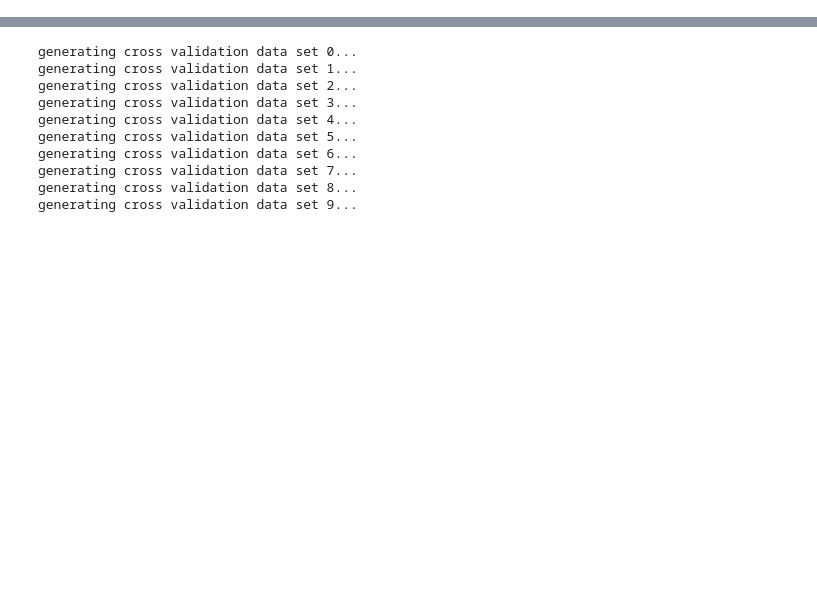
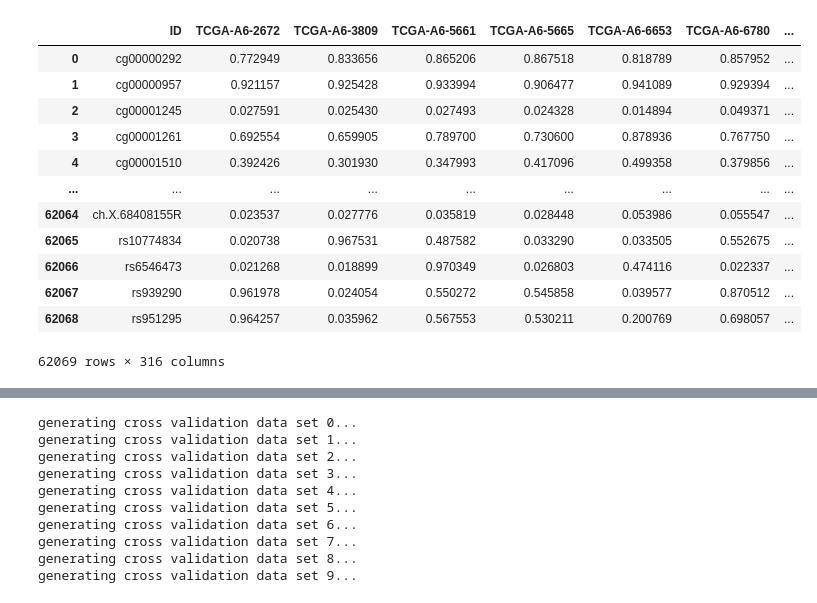
Before and after one commit to inukj/MONTI, a Jupyter notebook: monti_tutorial_coad.ipynb, the cells around one changed output, grey strips where cells are left out. Cells and saved outputs as stored; diff of their text form; code cells hidden in the pictures; blank space fills up the shorter version.

```diff
--- a/monti_tutorial_coad.ipynb
+++ b/monti_tutorial_coad.ipynb
@@ -27,0 +48,18 @@ odir='./tutorial_COAD'
+# %%
+# methylation expression data
+meth_df=pd.read_csv('%s/omics_methylation_mat.txt'%(ddir), header=0)
+meth_df
+# %% [output]
+|  | ID | TCGA-A6-2672 | TCGA-A6-3809 | TCGA-A6-5661 | TCGA-A6-5665 | TCGA-A6-6653 | TCGA-A6-6780 | ... |
+| 0 | cg00000292 | 0.772949 | 0.833656 | 0.865206 | 0.867518 | 0.818789 | 0.857952 | ... |
+| 1 | cg00000957 | 0.921157 | 0.925428 | 0.933994 | 0.906477 | 0.941089 | 0.929394 | ... |
+| 2 | cg00001245 | 0.027591 | 0.025430 | 0.027493 | 0.024328 | 0.014894 | 0.049371 | ... |
+| 3 | cg00001261 | 0.692554 | 0.659905 | 0.789700 | 0.730600 | 0.878936 | 0.767750 | ... |
+| 4 | cg00001510 | 0.392426 | 0.301930 | 0.347993 | 0.417096 | 0.499358 | 0.379856 | ... |
+| ... | ... | ... | ... | ... | ... | ... | ... | ... |
+| 62064 | ch.X.68408155R | 0.023537 | 0.027776 | 0.035819 | 0.028448 | 0.053986 | 0.055547 | ... |
+| 62065 | rs10774834 | 0.020738 | 0.967531 | 0.487582 | 0.033290 | 0.033505 | 0.552675 | ... |
+| 62066 | rs6546473 | 0.021268 | 0.018899 | 0.970349 | 0.026803 | 0.474116 | 0.022337 | ... |
+| 62067 | rs939290 | 0.961978 | 0.024054 | 0.550272 | 0.545858 | 0.039577 | 0.870512 | ... |
+| 62068 | rs951295 | 0.964257 | 0.035962 | 0.567553 | 0.530211 | 0.200769 | 0.698057 | ... |
+62069 rows × 316 columns
```
Also changed, not shown: parts of 28 cells of this notebook.
